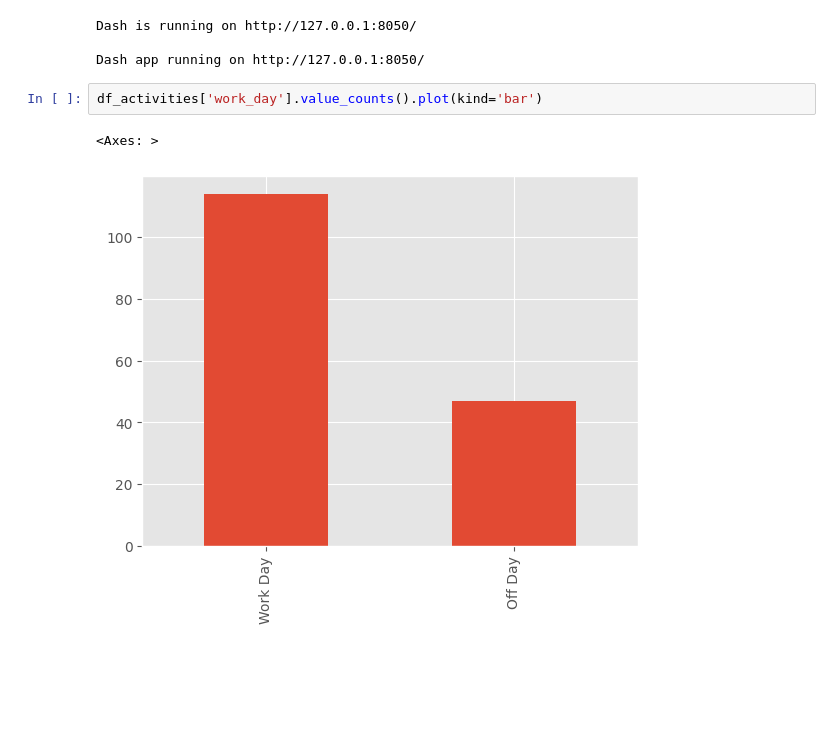
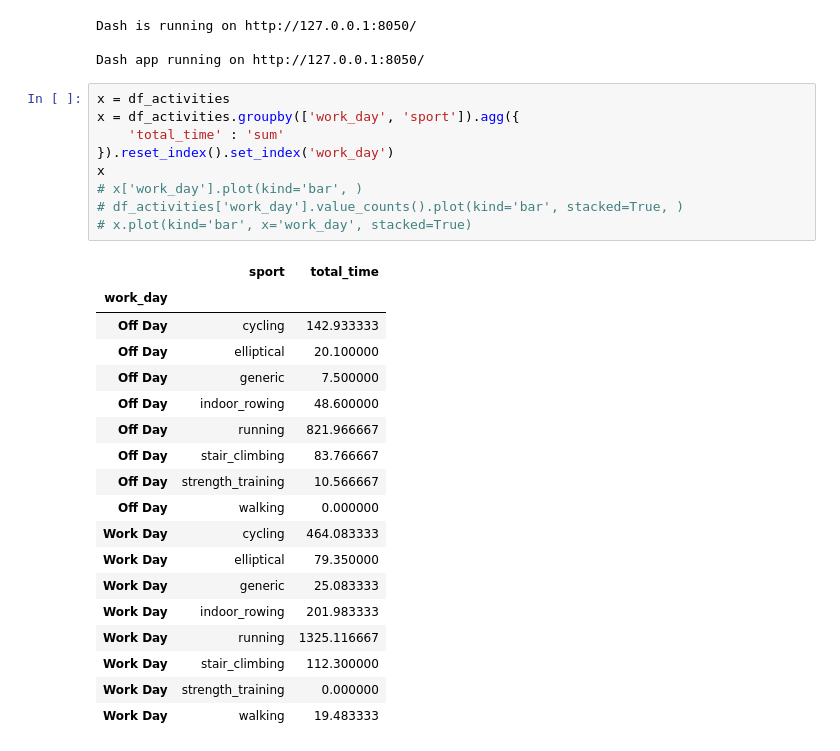
Before and after one commit to nsedler/Garmin-Analysis, a Jupyter notebook: garmin_activities_analysis.ipynb, the cells around one changed output. Saved outputs shown, nothing was run; the diff lists cells and outputs as text; blank space fills up the shorter version.

```diff
--- a/garmin_activities_analysis.ipynb
+++ b/garmin_activities_analysis.ipynb
@@ -313,8 +322,31 @@ if __name__ == '__main__':
 Dash is running on http://127.0.0.1:8050/
 
 Dash app running on http://127.0.0.1:8050/
-# %%
-df_activities['work_day'].value_counts().plot(kind='bar')
-# %% [output]
-<Axes: >
-[figure, removed]
+# %%
+x = df_activities
+x = df_activities.groupby(['work_day', 'sport']).agg({
+    'total_time' : 'sum'
+}).reset_index().set_index('work_day')
+x
+# x['work_day'].plot(kind='bar', )
+# df_activities['work_day'].value_counts().plot(kind='bar', stacked=True, )
+# x.plot(kind='bar', x='work_day', stacked=True)
+# %% [output]
+|  | sport | total_time |
+| work_day |  |  |
+| Off Day | cycling | 142.933333 |
+| Off Day | elliptical | 20.100000 |
+| Off Day | generic | 7.500000 |
+| Off Day | indoor_rowing | 48.600000 |
+| Off Day | running | 821.966667 |
+| Off Day | stair_climbing | 83.766667 |
+| Off Day | strength_training | 10.566667 |
+| Off Day | walking | 0.000000 |
+| Work Day | cycling | 464.083333 |
+| Work Day | elliptical | 79.350000 |
+| Work Day | generic | 25.083333 |
+| Work Day | indoor_rowing | 201.983333 |
+| Work Day | running | 1325.116667 |
+| Work Day | stair_climbing | 112.300000 |
+| Work Day | strength_training | 0.000000 |
+| Work Day | walking | 19.483333 |
```
Also changed, not shown: parts of 16 cells of this notebook, 4 other files.
